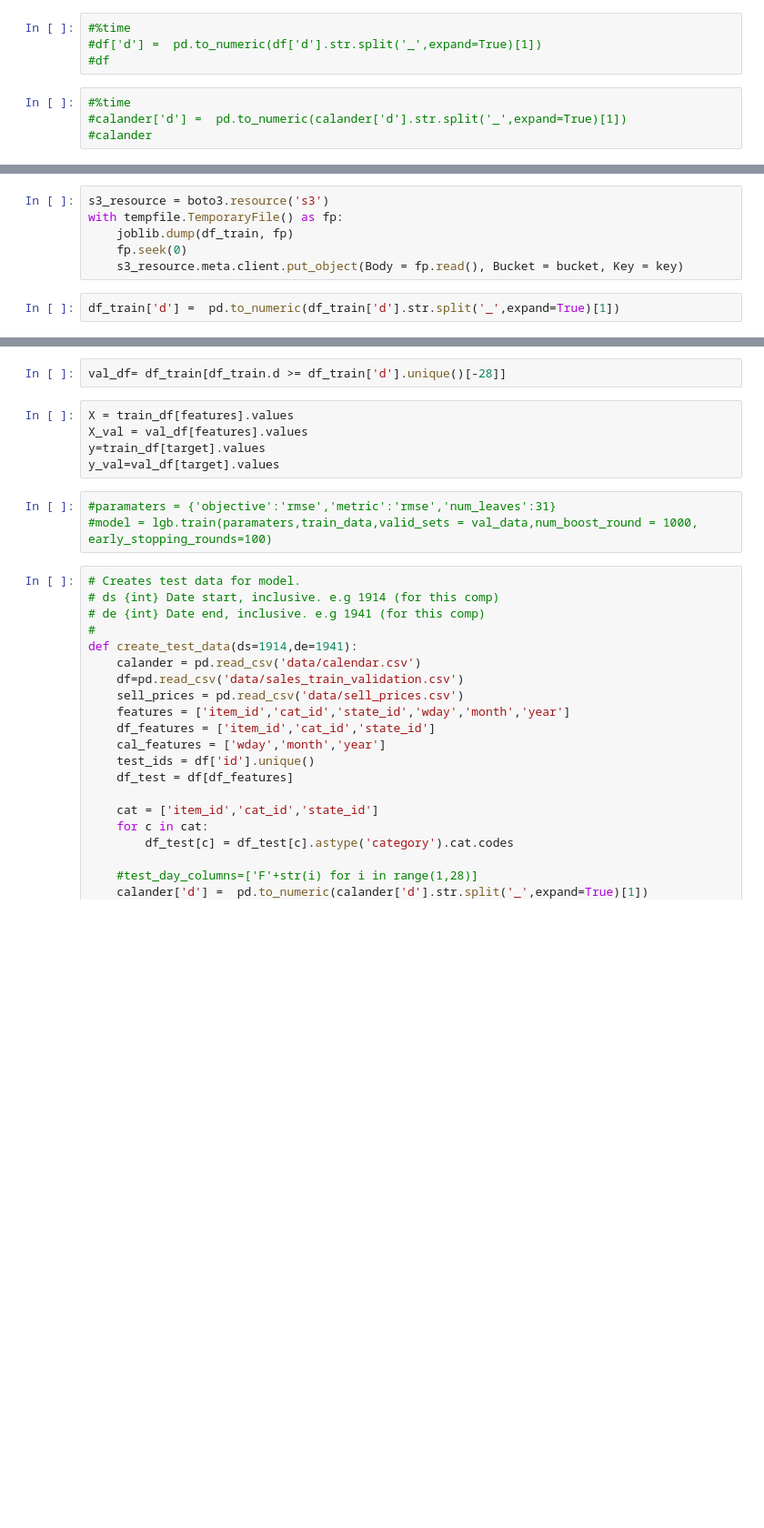
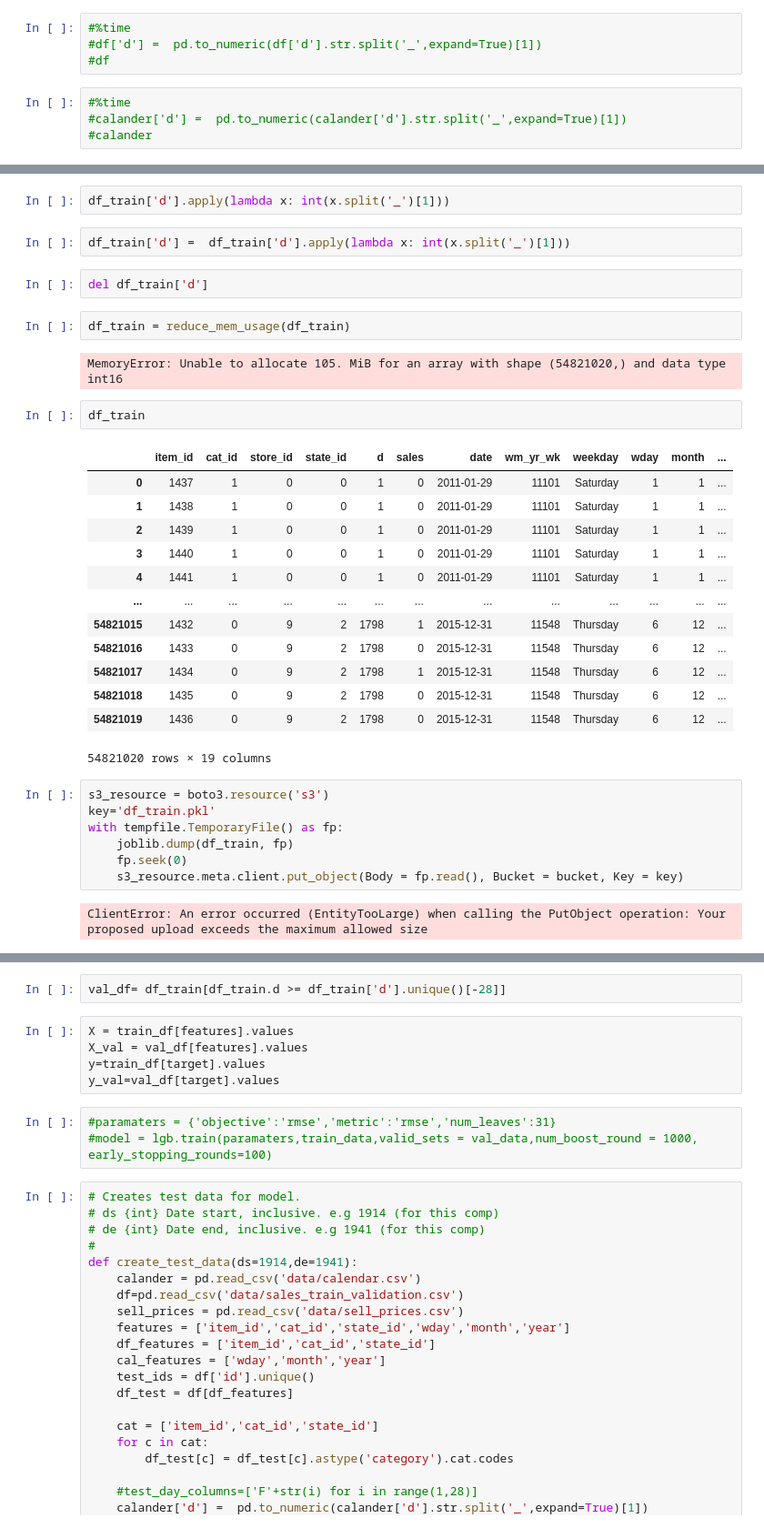
Before and after one commit to engrkassar/5.-MLND_Capstone_Project, a Jupyter notebook: new_one_2-Copy1.ipynb, the cells around one changed output, grey strips where cells are left out. Shown at 91% size. Saved outputs shown, nothing was run; the diff lists cells and outputs as text; blank space fills up the shorter version.

```diff
--- a/new_one_2-Copy1.ipynb
+++ b/new_one_2-Copy1.ipynb
@@ -206,8 +290,35 @@ Wall time: 7.87 µs
+# %%
+df_train['d'].apply(lambda x: int(x.split('_')[1]))
+# %%
+df_train['d'] =  df_train['d'].apply(lambda x: int(x.split('_')[1]))
+# %%
+del df_train['d']
+# %%
+df_train = reduce_mem_usage(df_train)
+# %% [output]
+MemoryError: Unable to allocate 105. MiB for an array with shape (54821020,) and data type int16
+# %%
+df_train
+# %% [output]
+|  | item_id | cat_id | store_id | state_id | d | sales | date | wm_yr_wk | weekday | wday | month | ... |
+| 0 | 1437 | 1 | 0 | 0 | 1 | 0 | 2011-01-29 | 11101 | Saturday | 1 | 1 | ... |
+| 1 | 1438 | 1 | 0 | 0 | 1 | 0 | 2011-01-29 | 11101 | Saturday | 1 | 1 | ... |
+| 2 | 1439 | 1 | 0 | 0 | 1 | 0 | 2011-01-29 | 11101 | Saturday | 1 | 1 | ... |
+| 3 | 1440 | 1 | 0 | 0 | 1 | 0 | 2011-01-29 | 11101 | Saturday | 1 | 1 | ... |
+| 4 | 1441 | 1 | 0 | 0 | 1 | 0 | 2011-01-29 | 11101 | Saturday | 1 | 1 | ... |
+| ... | ... | ... | ... | ... | ... | ... | ... | ... | ... | ... | ... | ... |
+| 54821015 | 1432 | 0 | 9 | 2 | 1798 | 1 | 2015-12-31 | 11548 | Thursday | 6 | 12 | ... |
+| 54821016 | 1433 | 0 | 9 | 2 | 1798 | 0 | 2015-12-31 | 11548 | Thursday | 6 | 12 | ... |
+| 54821017 | 1434 | 0 | 9 | 2 | 1798 | 1 | 2015-12-31 | 11548 | Thursday | 6 | 12 | ... |
+| 54821018 | 1435 | 0 | 9 | 2 | 1798 | 0 | 2015-12-31 | 11548 | Thursday | 6 | 12 | ... |
+| 54821019 | 1436 | 0 | 9 | 2 | 1798 | 0 | 2015-12-31 | 11548 | Thursday | 6 | 12 | ... |
+54821020 rows × 19 columns
 # %%
 s3_resource = boto3.resource('s3')
+key='df_train.pkl'
 with tempfile.TemporaryFile() as fp:
     joblib.dump(df_train, fp)
     fp.seek(0)
     s3_resource.meta.client.put_object(Body = fp.read(), Bucket = bucket, Key = key)
+# %% [output]
+ClientError: An error occurred (EntityTooLarge) when calling the PutObject operation: Your proposed upload exceeds the maximum allowed size
-# %%
-df_train['d'] =  pd.to_numeric(df_train['d'].str.split('_',expand=True)[1])
```
Also changed, not shown: parts of 19 cells of this notebook.
